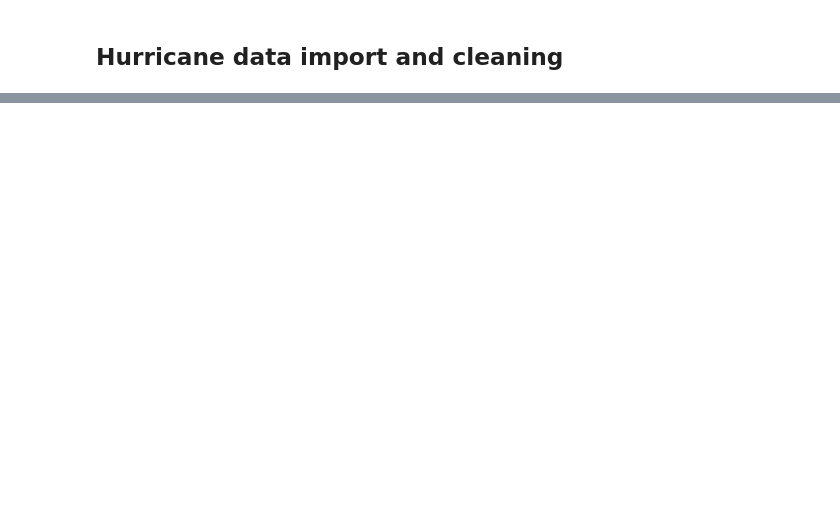
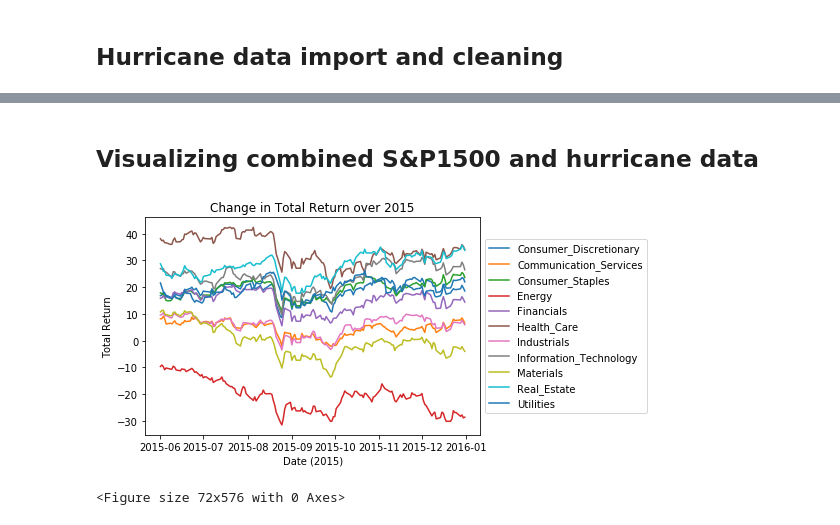
Before and after one commit to nancyculley/Little_Data_Project_1, a Jupyter notebook: Hurricane_stock_market.ipynb, the cells around one changed output, grey strips where cells are left out. Cells and saved outputs as stored; diff of their text form; code cells hidden in the pictures; blank space fills up the shorter version.

```diff
--- a/Hurricane_stock_market.ipynb
+++ b/Hurricane_stock_market.ipynb
@@ -72,0 +80,23 @@ hurricane.head(20)
+# %% [markdown]
+## Visualizing combined S&P1500 and hurricane data
+# %%
+###### TEAM ###### - CAN'T GET THE WIDTH OF THE CHART WIDER, THIS CODE NOT WORKING plt.figure(figsize=(1, 8))
+# Plot 2015 as control months (no hurricanes); show 5 controls, one for each month of hurricane season
+
+# Filter on dates and reset index
+sp1500_2015 = sp1500[(sp1500['Date'] >= '6/1/2015') & (sp1500['Date'] <= '12/31/2015')]
+sp1500_2015 = sp1500_2015.reset_index(drop=True)
+
+# Plot 11 sectors
+for x in range(1, 12):
+    plt.plot(sp1500_2015['Date'], sp1500_2015.iloc[:,x])
+plt.legend()
+plt.ylabel('Total Return')
+plt.xlabel('Date (2015)')
+plt.title('Change in Total Return over 2015')
+plt.legend(loc='center left', bbox_to_anchor=(1.0, 0.5))
+# plt.figure(figsize=(1, 8))
+plt.show()
+# %% [output]
+[figure, added]
+<Figure size 72x576 with 0 Axes>
```
Also changed, not shown: parts of 8 cells of this notebook.
